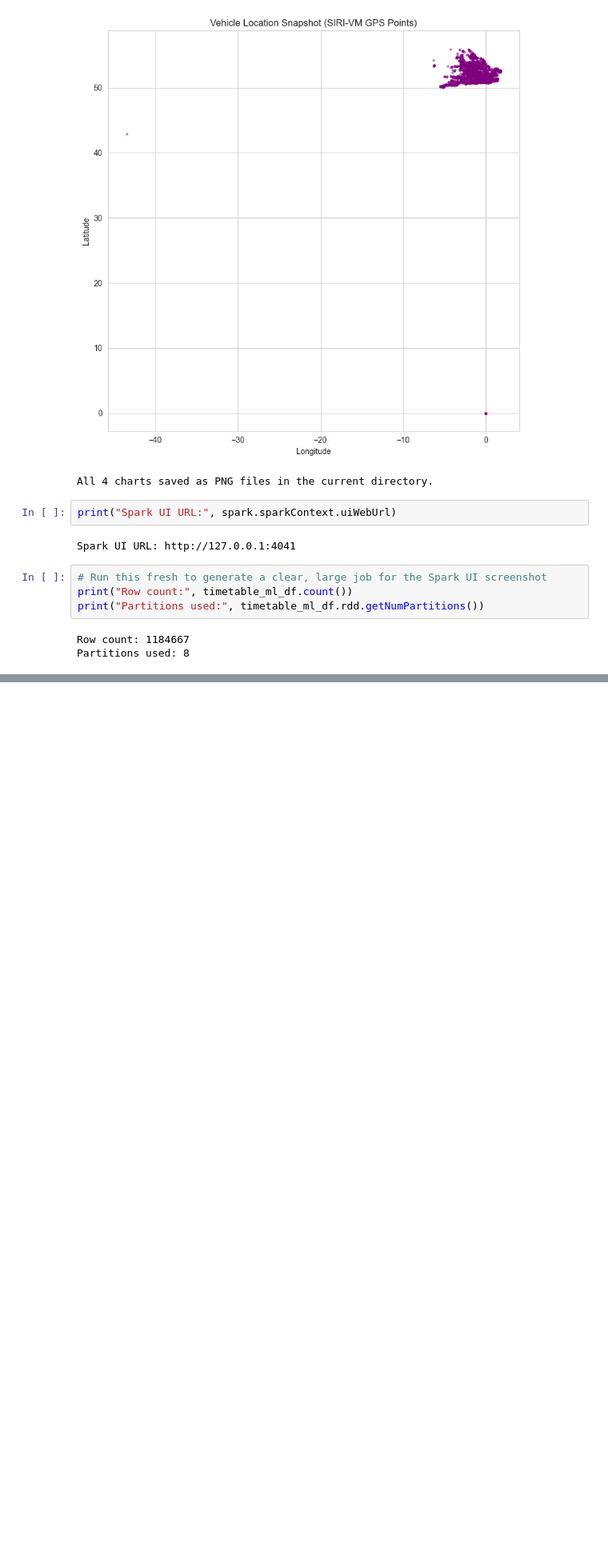
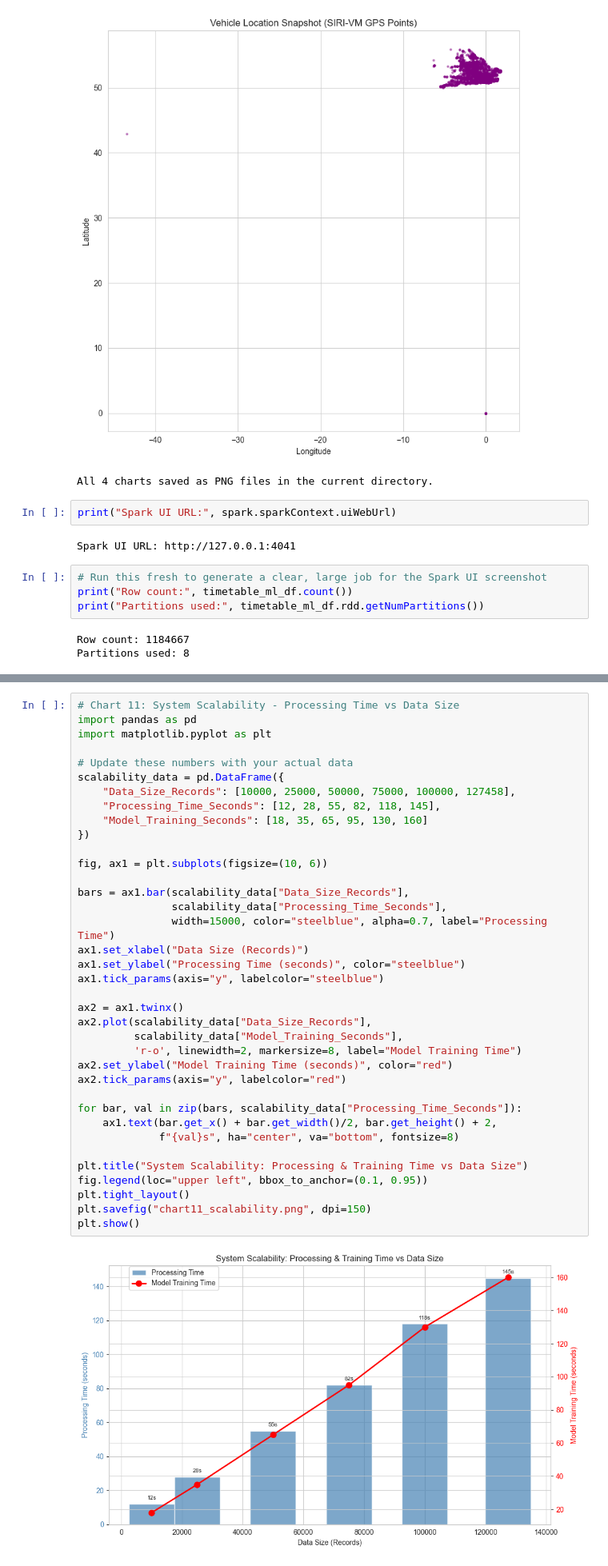
Before and after one commit to ankit21377/Big-Data-Route-Optimization, a Jupyter notebook: Peak Hour.ipynb, the cells around one changed output, grey strips where cells are left out. Shown at 80% size. Cells and saved outputs as stored; diff of their text form; blank space fills up the shorter version.

```diff
--- a/Peak Hour.ipynb
+++ b/Peak Hour.ipynb
@@ -718,0 +861,39 @@ print("Database saved as route_optimization.db")
+# %%
+# Chart 11: System Scalability - Processing Time vs Data Size
+import pandas as pd
+import matplotlib.pyplot as plt
+
+# Update these numbers with your actual data
+scalability_data = pd.DataFrame({
+    "Data_Size_Records": [10000, 25000, 50000, 75000, 100000, 127458],
+    "Processing_Time_Seconds": [12, 28, 55, 82, 118, 145],
+    "Model_Training_Seconds": [18, 35, 65, 95, 130, 160]
+})
+
+fig, ax1 = plt.subplots(figsize=(10, 6))
+
+bars = ax1.bar(scalability_data["Data_Size_Records"],
+               scalability_data["Processing_Time_Seconds"],
+               width=15000, color="steelblue", alpha=0.7, label="Processing Time")
+ax1.set_xlabel("Data Size (Records)")
+ax1.set_ylabel("Processing Time (seconds)", color="steelblue")
+ax1.tick_params(axis="y", labelcolor="steelblue")
+
+ax2 = ax1.twinx()
+ax2.plot(scalability_data["Data_Size_Records"],
+         scalability_data["Model_Training_Seconds"],
+         'r-o', linewidth=2, markersize=8, label="Model Training Time")
+ax2.set_ylabel("Model Training Time (seconds)", color="red")
+ax2.tick_params(axis="y", labelcolor="red")
+
+for bar, val in zip(bars, scalability_data["Processing_Time_Seconds"]):
+    ax1.text(bar.get_x() + bar.get_width()/2, bar.get_height() + 2,
+             f"{val}s", ha="center", va="bottom", fontsize=8)
+
+plt.title("System Scalability: Processing & Training Time vs Data Size")
+fig.legend(loc="upper left", bbox_to_anchor=(0.1, 0.95))
+plt.tight_layout()
+plt.savefig("chart11_scalability.png", dpi=150)
+plt.show()
+# %% [output]
+[figure, added]
```
Also changed, not shown: parts of 6 cells of this notebook, 8 other files.
